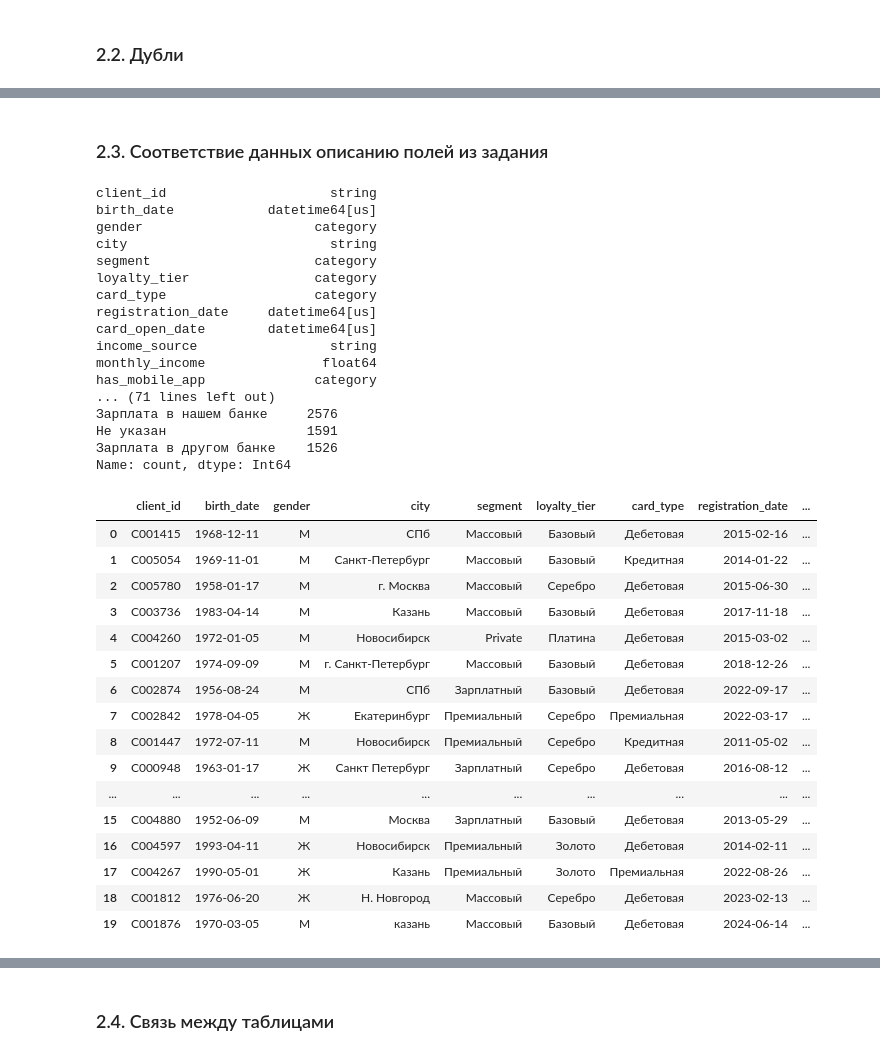
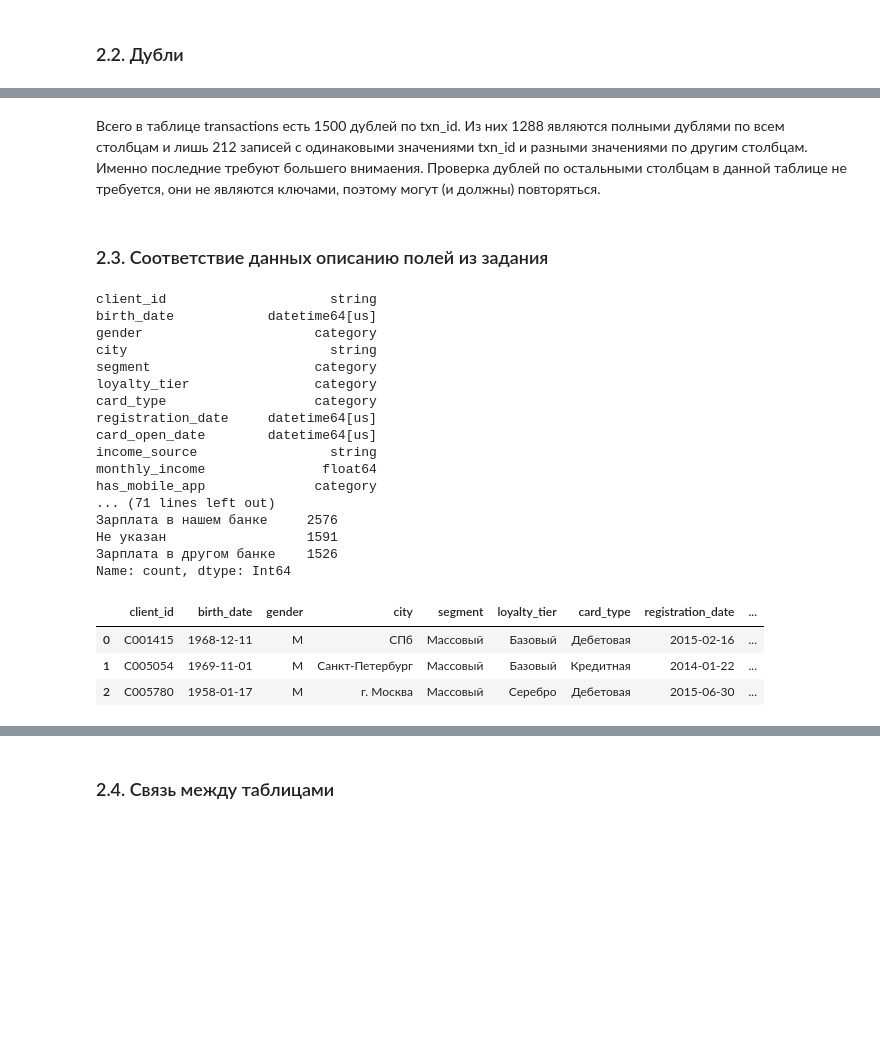
Before and after one commit to divik-T/Lab1GroupsClientsLeak, a Jupyter notebook: notebooks/01_analysis.ipynb, the cells around one changed output, grey strips where cells are left out. Drawn from its saved outputs; the diff is of its cells as text; code cells hidden in the pictures; blank space fills up the shorter version.

```diff
--- a/notebooks/01_analysis.ipynb
+++ b/notebooks/01_analysis.ipynb
@@ -287,3 +312,5 @@ print(sum(mask_df2_dupID & ~mask_df2_dupFull))
+# %% [markdown]
+Всего в таблице transactions есть 1500 дублей по txn_id. Из них 1288 являются полными дублями по всем столбцам и лишь 212 записей с одинаковыми значениями txn_id и разными значениями по другим столбцам. Именно последние требуют большего внимаения. Проверка дублей по остальными столбцам в данной таблице не требуется, они не являются ключами, поэтому могут (и должны) повторяться.
 # %% [markdown]
 ### 2.3. Соответствие данных описанию полей из задания
 # %%
@@ -301,44 +328,31 @@ print(df1['has_mobile_app'].value_counts(dropna=False))
 print('------------')
 print(df1['satisfaction_score'].value_counts(dropna=False))
 print('------------')
 print(df1['marketing_opt_in'].value_counts(dropna=False))
 print('------------')
 print(df1['city'].value_counts(dropna=False))
 print('------------')
 print(df1['income_source'].value_counts(dropna=False))
-df1.head(20)
+df1.head(3)
 # %% [output]
 client_id                     string
 birth_date            datetime64[us]
 gender                      category
 city                          string
 segment                     category
 loyalty_tier                category
 card_type                   category
 registration_date     datetime64[us]
 card_open_date        datetime64[us]
 income_source                 string
 monthly_income               float64
 has_mobile_app              category
 ... (71 lines left out)
 Зарплата в нашем банке     2576
 Не указан                  1591
 Зарплата в другом банке    1526
 Name: count, dtype: Int64
 |  | client_id | birth_date | gender | city | segment | loyalty_tier | card_type | registration_date | ... |
 | 0 | C001415 | 1968-12-11 | М | СПб | Массовый | Базовый | Дебетовая | 2015-02-16 | ... |
 | 1 | C005054 | 1969-11-01 | М | Санкт-Петербург | Массовый | Базовый | Кредитная | 2014-01-22 | ... |
 | 2 | C005780 | 1958-01-17 | М | г. Москва | Массовый | Серебро | Дебетовая | 2015-06-30 | ... |
-| 3 | C003736 | 1983-04-14 | М | Казань | Массовый | Базовый | Дебетовая | 2017-11-18 | ... |
-| 4 | C004260 | 1972-01-05 | М | Новосибирск | Private | Платина | Дебетовая | 2015-03-02 | ... |
-| 5 | C001207 | 1974-09-09 | М | г. Санкт-Петербург | Массовый | Базовый | Дебетовая | 2018-12-26 | ... |
-| 6 | C002874 | 1956-08-24 | М | СПб | Зарплатный | Базовый | Дебетовая | 2022-09-17 | ... |
-| 7 | C002842 | 1978-04-05 | Ж | Екатеринбург | Премиальный | Серебро | Премиальная | 2022-03-17 | ... |
-| 8 | C001447 | 1972-07-11 | М | Новосибирск | Премиальный | Серебро | Кредитная | 2011-05-02 | ... |
-| 9 | C000948 | 1963-01-17 | Ж | Санкт Петербург | Зарплатный | Серебро | Дебетовая | 2016-08-12 | ... |
-| ... | ... | ... | ... | ... | ... | ... | ... | ... | ... |
-| 15 | C004880 | 1952-06-09 | М | Москва | Зарплатный | Базовый | Дебетовая | 2013-05-29 | ... |
-| 16 | C004597 | 1993-04-11 | Ж | Новосибирск | Премиальный | Золото | Дебетовая | 2014-02-11 | ... |
-| 17 | C004267 | 1990-05-01 | Ж | Казань | Премиальный | Золото | Премиальная | 2022-08-26 | ... |
-| 18 | C001812 | 1976-06-20 | Ж | Н. Новгород | Массовый | Серебро | Дебетовая | 2023-02-13 | ... |
-| 19 | C001876 | 1970-03-05 | М | казань | Массовый | Базовый | Дебетовая | 2024-06-14 | ... |
```
Also changed, not shown: parts of 19 cells of this notebook.
